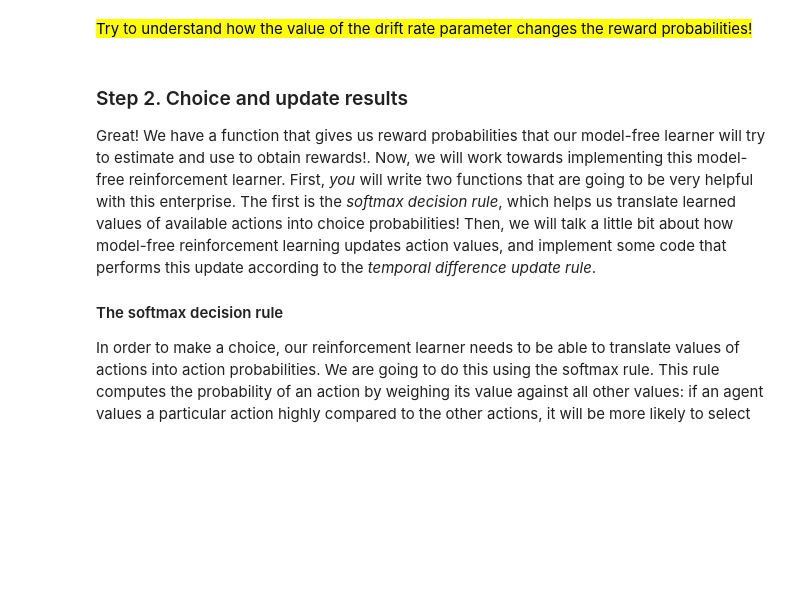
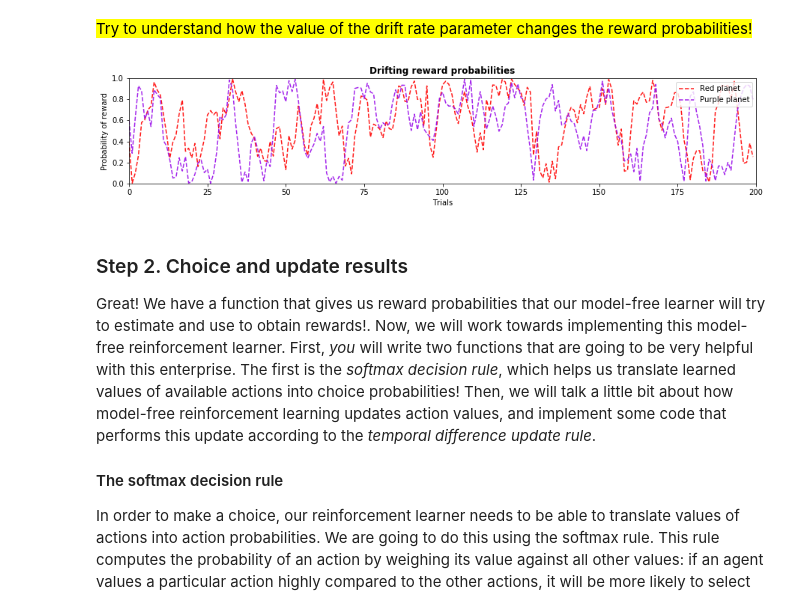
Before and after one commit to ClaireSmid/Model-free_Model-based_Workshop, a Jupyter notebook: Exercises/Step1_ModelFreeRL_Exercises.ipynb, the cells around one changed output. Cells and saved outputs as stored; diff of their text form; code cells hidden in the pictures; blank space fills up the shorter version.

Commit message:
fixed mistake in drifting reward probabilities plot

```diff
--- a/Exercises/Step1_ModelFreeRL_Exercises.ipynb
+++ b/Exercises/Step1_ModelFreeRL_Exercises.ipynb
@@ -162,27 +162,29 @@ In the cell below, we run this function with a particular set of input parameter
 # %%
 ## Generate reward probabilities:
 n_trials = 200
 bounds = [0, 1]
 init_vals = [0.4, 0.6]
 drift_rate = 0.2 # play around with this value!
 
 reward_probs = generate_rewards(n_trials,bounds,init_vals,drift_rate)
 
 ## Make plot:
 # Define plot sizes
 ax = plt.subplots(figsize=(15, 4), facecolor='w')
 ax = plt.subplot2grid((3, 1), (0, 0), colspan=1, rowspan=2)
 
 # Overlay reward values
 ax.plot(reward_probs[:, 0], color='#FF0000', alpha=0.9, linestyle='--', label='Red planet')
 ax.plot(reward_probs[:, 1], color='#9A0EEA', alpha=0.9, linestyle='--', label='Purple planet')
 ax.set_ylabel('Probability of reward')
-ax.set_ylabel('Trials')
+ax.set_xlabel('Trials')
 ax.set_title(r'Drifting reward probabilities', fontweight='bold')
 ax.set_ylim(0, 1)
 ax.set_xlim(0, n_trials)
 ax.legend(loc=1)
 plt.show()
+# %% [output]
+[figure, added]
 # %% [markdown]
 ### Step 2. Choice and update results
 Great! We have a function that gives us reward probabilities that our model-free learner will try to estimate and use to obtain rewards!. Now, we will work towards implementing this model-free reinforcement learner. First, _you_ will write two functions that are going to be very helpful with this enterprise. The first is the _softmax decision rule_, which helps us translate learned values of available actions into choice probabilities! Then, we will talk a little bit about how model-free reinforcement learning updates action values, and implement some code that performs this update according to the _temporal difference update rule_.
```
Also changed, not shown: 1 other file.
